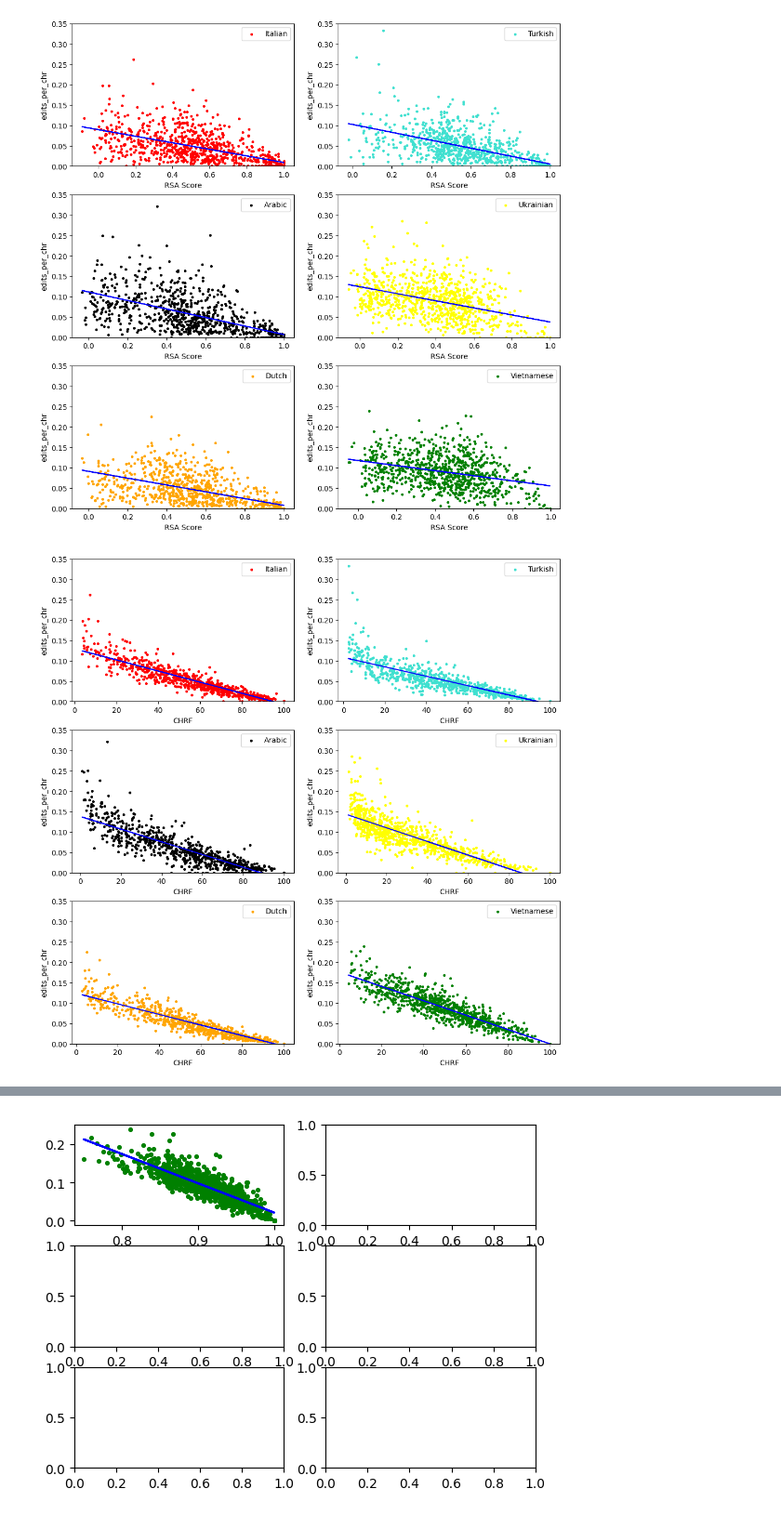
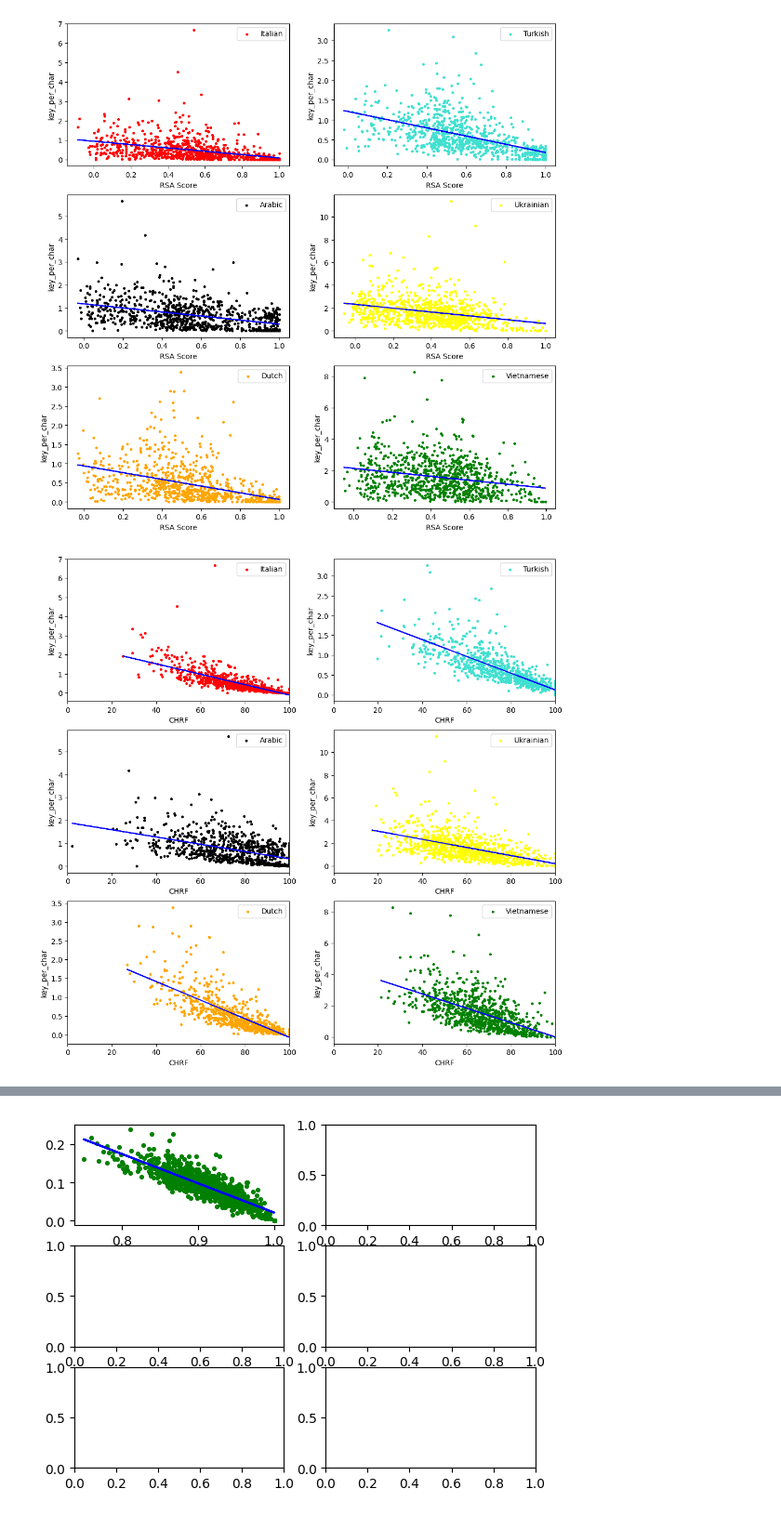
Before and after one commit to AACooper1/SemMTEval, a Jupyter notebook: DivEMT_evaluate.ipynb, the cells around one changed output, grey strips where cells are left out. Shown: that part at 93% size. Drawn from its saved outputs; the diff is of its cells as text; code cells hidden in the pictures.

```diff
--- a/DivEMT_evaluate.ipynb
+++ b/DivEMT_evaluate.ipynb
@@ -138,7 +138,7 @@ for m in tqdm(df_stats_and_texts.index.values):
 # %%
 fig, axes = plt.subplots(3, 2, figsize=(12,12))
 
-y_axis = 'edits_per_chr'
+y_axis = 'key_per_char'
 langs = list(colors.keys())
 
 languages = {
@@ -161,8 +161,8 @@ for ax_x in range(len(axes)):
         similarities = df_lang['rsa_kendall']
         scores = df_lang[y_axis]
 
-        ax.set_ylim(0, 0.35)
-        ax.set_xlim(0, 1)
+        # ax.set_ylim(0, 0.35)
+        # ax.set_xlim(-0.1, 1)
 
         A = np.vstack([similarities, np.ones(similarities.shape[0])]).T
         m, c = np.linalg.lstsq(A, scores)[0]
@@ -172,36 +172,36 @@ for ax_x in range(len(axes)):
         ax.scatter(similarities, scores, c=colors[lang], s=7, label=languages[lang])
         ax.legend()
 # %% [output]
-[figure, old version]
+[figure, new version]
 # %%
 fig, axes = plt.subplots(3, 2, figsize=(12,12))
 
-y_axis = 'edits_per_chr'
+y_axis = 'key_per_char'
 langs = list(colors.keys())
 
 for ax_x in range(len(axes)):
     for ax_y in range(len(axes[ax_x])):
         ax = axes[ax_x][ax_y]
         ax.set_xlabel("CHRF")
         ax.set_ylabel(y_axis)
 
         lang = langs[ax_x + 3 * ax_y]
         df_lang = df_stats_and_texts.loc[df_stats_and_texts['subject_id'] == lang]
-        similarities = df_lang['bleu']
+        similarities = df_lang['chrf']
         scores = df_lang[y_axis]
 
-        ax.set_ylim(0, 0.35)
+        # ax.set_ylim(0, 0.35)
         ax.set_xlim(0, 100)
 
         A = np.vstack([similarities, np.ones(similarities.shape[0])]).T
         m, c = np.linalg.lstsq(A, scores)[0]
 
         _ = ax.plot(similarities, m*similarities + c, 'blue')
 
         ax.scatter(similarities, scores, c=colors[lang], s=7, label=languages[lang])
         ax.legend()
 # %% [output]
-[figure, old version]
+[figure, new version]
 # %%
 from evaluate import load
 
```
Also changed, not shown: parts of 6 cells of this notebook.
